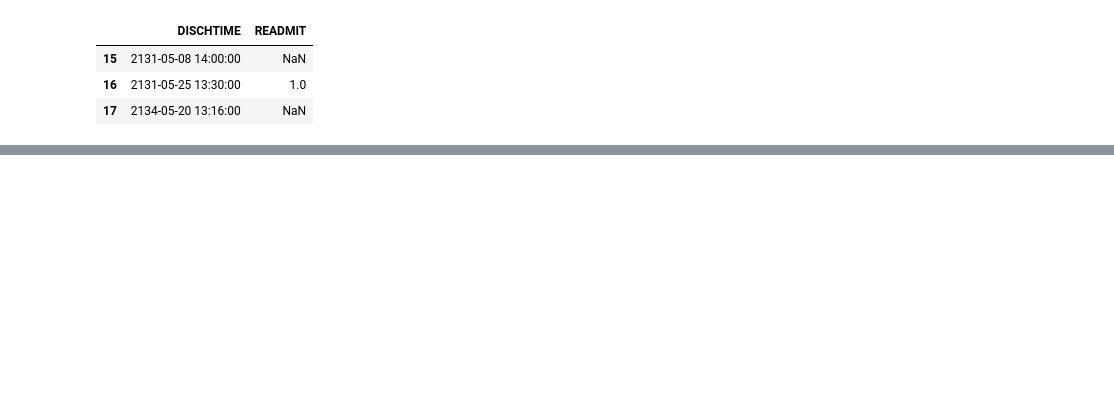
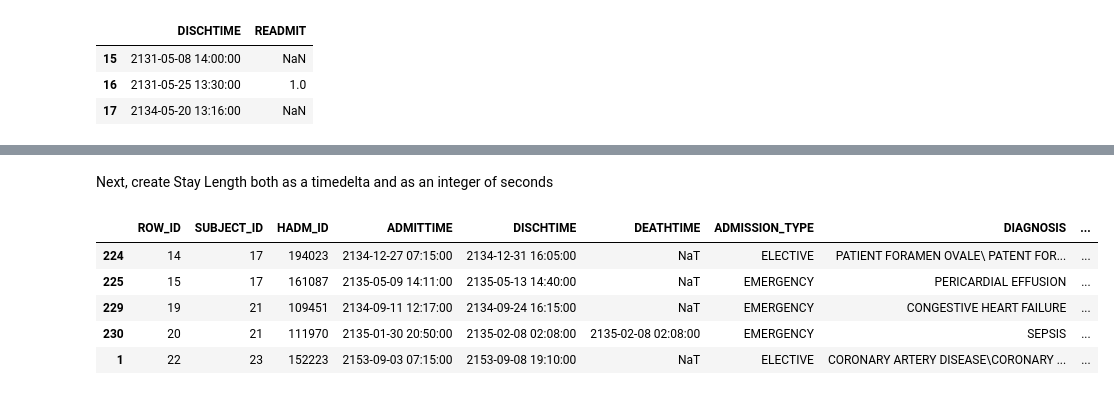
Before and after one commit to natalie-ayers/n2c2-track2-nlp-uchicago, a Jupyter notebook: label_processing.ipynb, the cells around one changed output, grey strips where cells are left out. Cells and saved outputs as stored; diff of their text form; code cells hidden in the pictures; blank space fills up the shorter version.

```diff
--- a/label_processing.ipynb
+++ b/label_processing.ipynb
@@ -123,0 +148,13 @@ mult_admits[mult_admits['SUBJECT_ID'] == 36]
+# %% [markdown]
+Next, create Stay Length both as a timedelta and as an integer of seconds
+# %%
+full_admits_labels.loc[:,('STAY_LENGTH_TD')] = full_admits_labels.loc[:,('DISCHTIME')] - full_admits_labels.loc[:,('ADMITTIME')]
+full_admits_labels.loc[:,('STAY_LENGTH_SEC')] = full_admits_labels.loc[:,('STAY_LENGTH_TD')].dt.seconds
+full_admits_labels.head()
+# %% [output]
+|  | ROW_ID | SUBJECT_ID | HADM_ID | ADMITTIME | DISCHTIME | DEATHTIME | ADMISSION_TYPE | DIAGNOSIS | ... |
+| 224 | 14 | 17 | 194023 | 2134-12-27 07:15:00 | 2134-12-31 16:05:00 | NaT | ELECTIVE | PATIENT FORAMEN OVALE\ PATENT FOR... | ... |
+| 225 | 15 | 17 | 161087 | 2135-05-09 14:11:00 | 2135-05-13 14:40:00 | NaT | EMERGENCY | PERICARDIAL EFFUSION | ... |
+| 229 | 19 | 21 | 109451 | 2134-09-11 12:17:00 | 2134-09-24 16:15:00 | NaT | EMERGENCY | CONGESTIVE HEART FAILURE | ... |
+| 230 | 20 | 21 | 111970 | 2135-01-30 20:50:00 | 2135-02-08 02:08:00 | 2135-02-08 02:08:00 | EMERGENCY | SEPSIS | ... |
+| 1 | 22 | 23 | 152223 | 2153-09-03 07:15:00 | 2153-09-08 19:10:00 | NaT | ELECTIVE | CORONARY ARTERY DISEASE\CORONARY ... | ... |
```
Also changed, not shown: parts of 21 cells of this notebook, 1 other file.
